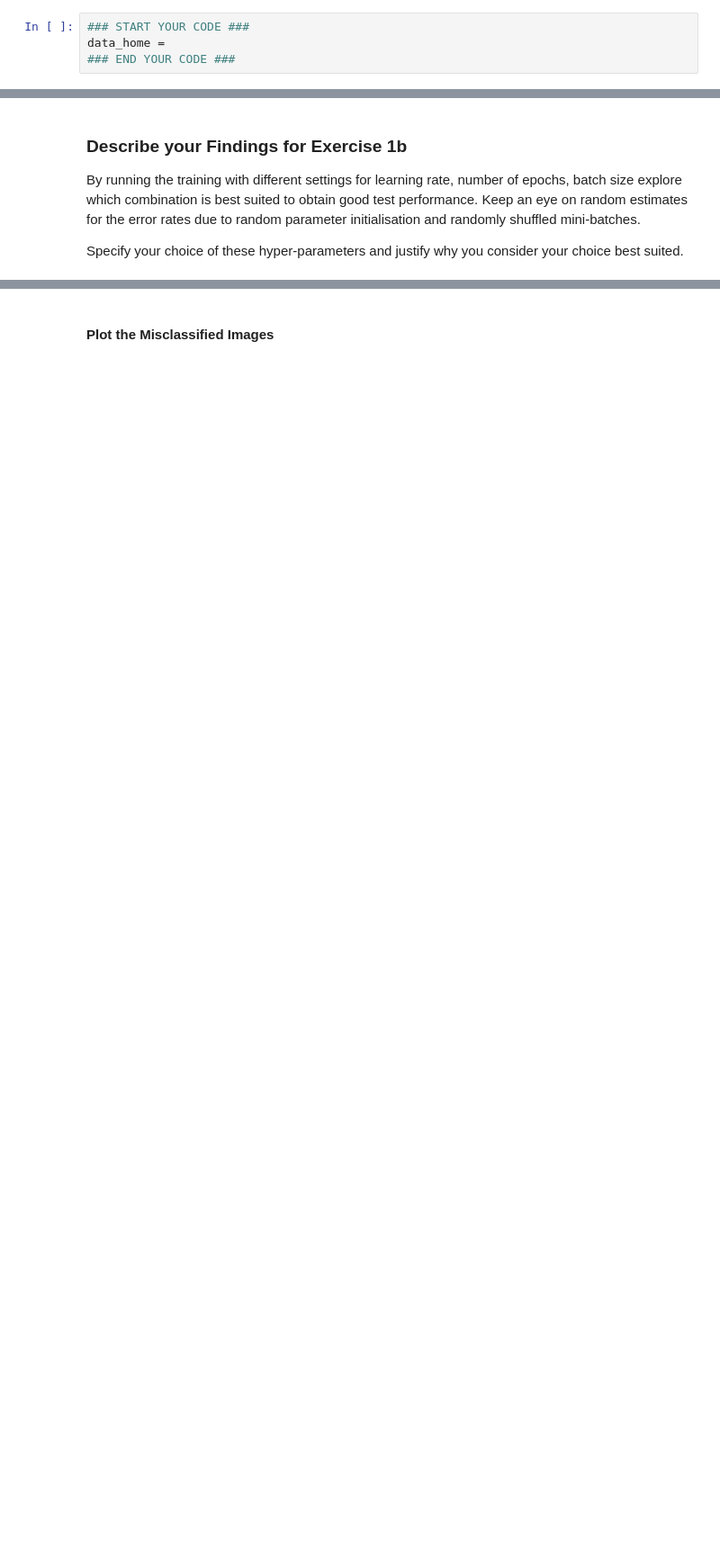
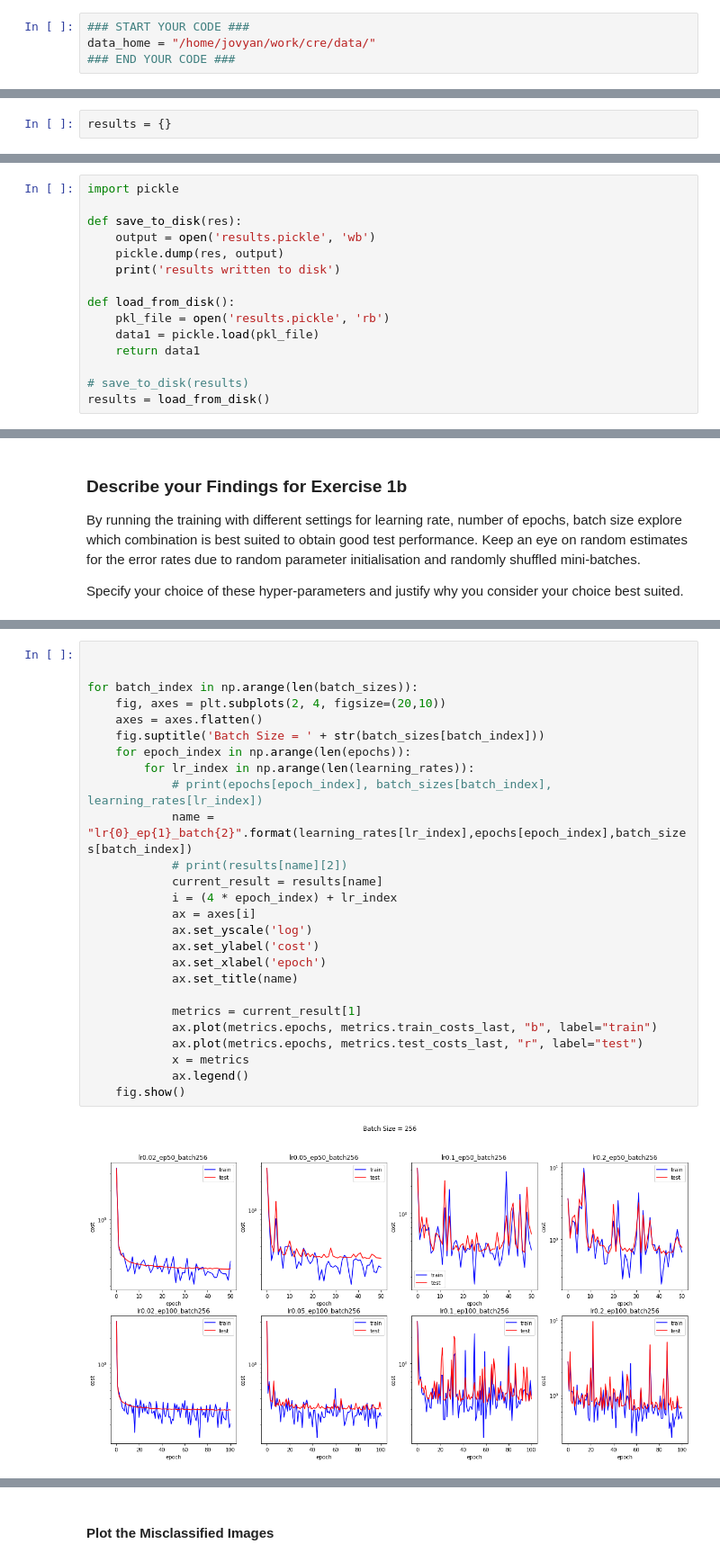
Before and after one commit to codax0r/mse-delearn, a Jupyter notebook: cre/w3-PW_classifier_softmax_stud.ipynb, the cells around one changed output, grey strips where cells are left out. Shown at 90% size. Drawn from its saved outputs; the diff is of its cells as text; blank space fills up the shorter version.

```diff
--- a/cre/w3-PW_classifier_softmax_stud.ipynb
+++ b/cre/w3-PW_classifier_softmax_stud.ipynb
@@ -18,7 +18,7 @@ Here the features refer to the pixel values of the images.
 The data can be loaded by using suitable functionality in sklearn which will use a dedicated folder on your local disk for caching. Specify the folder to be used.
 # %%
 ### START YOUR CODE ###
-data_home =
+data_home = "/home/jovyan/work/cre/data/"
 ### END YOUR CODE ###
 # %% [markdown]
 ### Data Preparation
@@ -647,0 +676,2 @@ params, metrics = optimize(W, b, x_train, y_train, x_test, y_test, nepochs=nepoc
+# %%
+results = {}
@@ -648,3 +730,18 @@ params, metrics = optimize(W, b, x_train, y_train, x_test, y_test, nepochs=nepoc
+# %%
+import pickle
+
+def save_to_disk(res):
+    output = open('results.pickle', 'wb')
+    pickle.dump(res, output)
+    print('results written to disk')
+
+def load_from_disk():
+    pkl_file = open('results.pickle', 'rb')
+    data1 = pickle.load(pkl_file)
+    return data1
+
+# save_to_disk(results)
+results = load_from_disk()
 # %% [markdown]
 ### Plot Learning Curves
 
@@ -676,0 +801,28 @@ Specify your choice of these hyper-parameters and justify why you consider your
+# %%
+
+
+for batch_index in np.arange(len(batch_sizes)):
+    fig, axes = plt.subplots(2, 4, figsize=(20,10))
+    axes = axes.flatten()
+    fig.suptitle('Batch Size = ' + str(batch_sizes[batch_index]))
+    for epoch_index in np.arange(len(epochs)):
+        for lr_index in np.arange(len(learning_rates)):
+            # print(epochs[epoch_index], batch_sizes[batch_index], learning_rates[lr_index])
+            name = "lr{0}_ep{1}_batch{2}".format(learning_rates[lr_index],epochs[epoch_index],batch_sizes[batch_index])
+            # print(results[name][2])
+            current_result = results[name]
+            i = (4 * epoch_index) + lr_index
+            ax = axes[i]
+            ax.set_yscale('log')
+            ax.set_ylabel('cost')
+            ax.set_xlabel('epoch')
+            ax.set_title(name)
+
+            metrics = current_result[1]
+            ax.plot(metrics.epochs, metrics.train_costs_last, "b", label="train")
+            ax.plot(metrics.epochs, metrics.test_costs_last, "r", label="test")
+            x = metrics
+            ax.legend()
+    fig.show()
+# %% [output]
+[figure, added]
```
Also changed, not shown: parts of 18 cells of this notebook, 1 other file.
